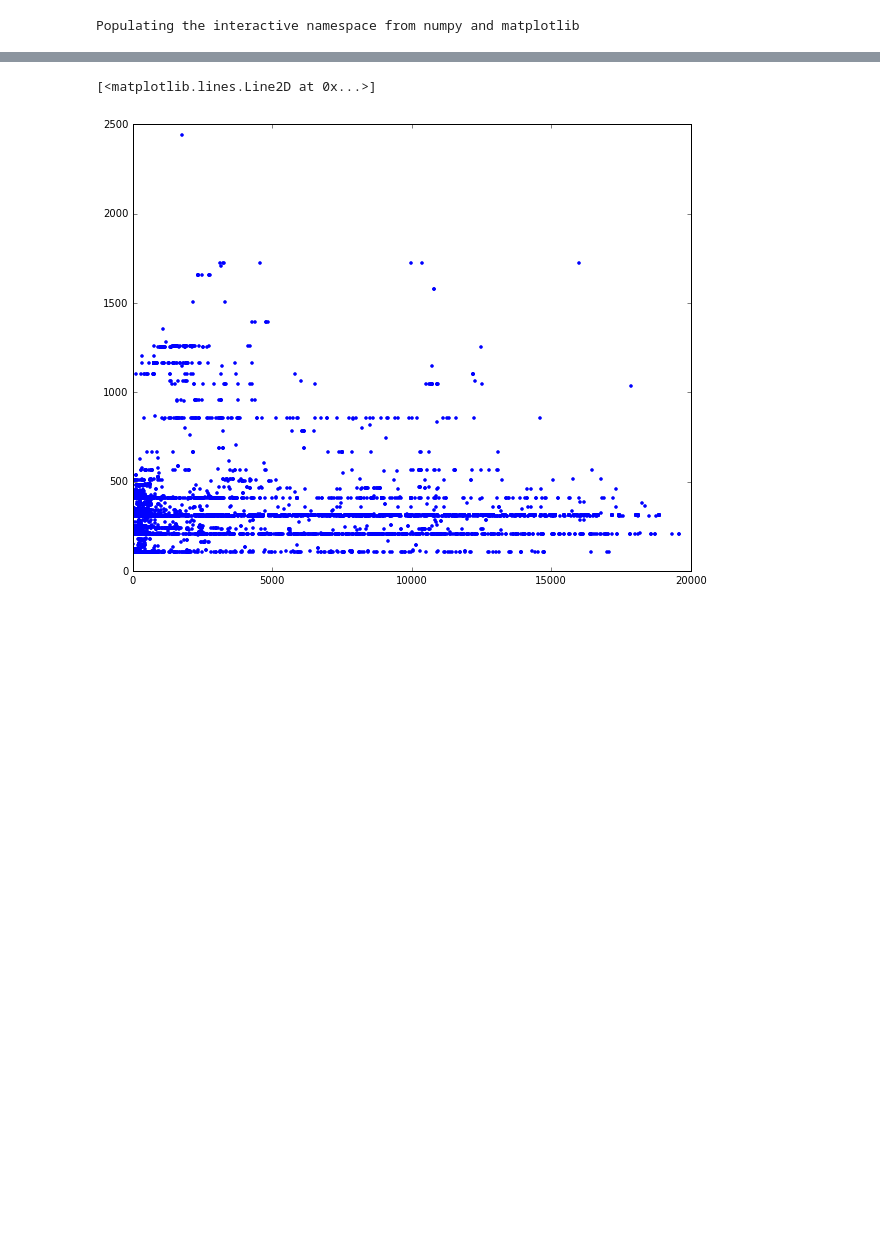
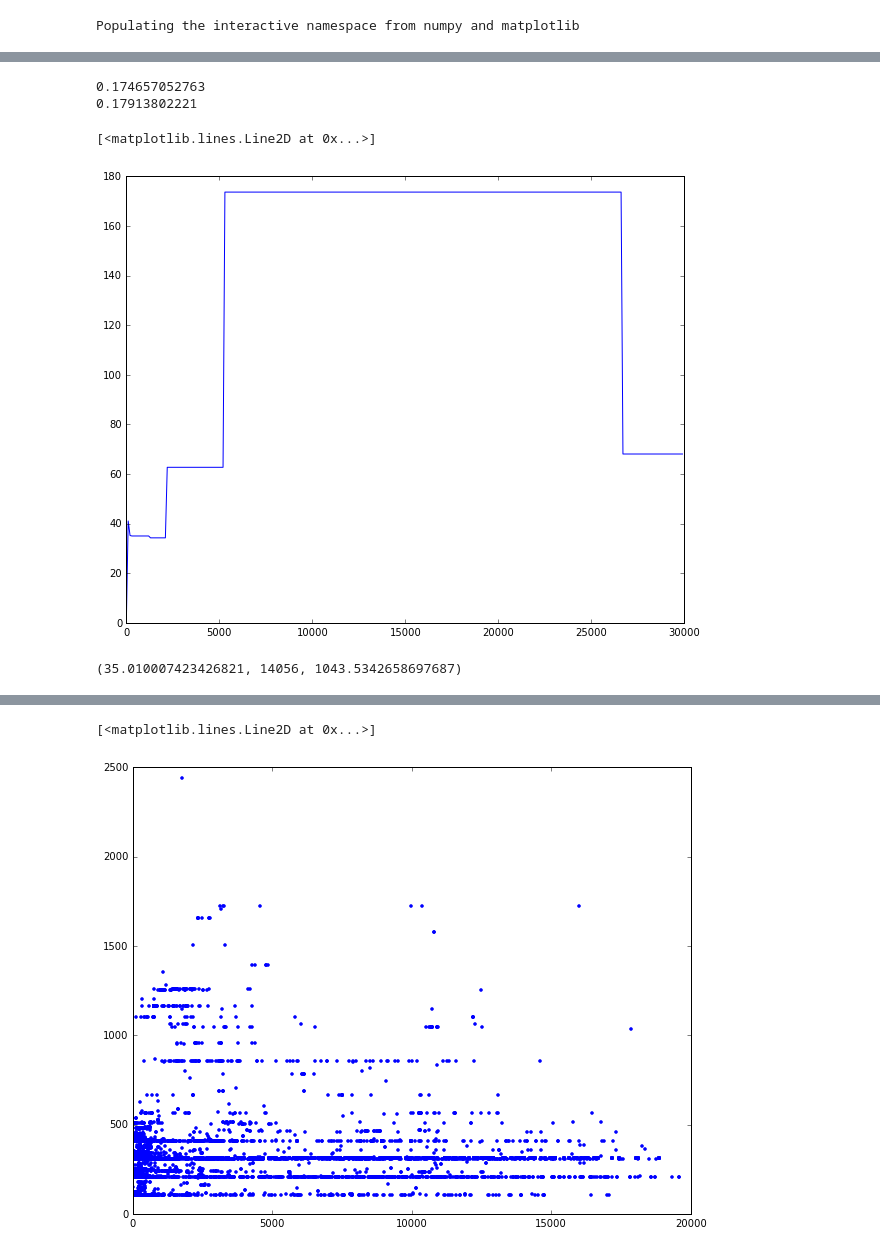
Before and after one commit to Humpheh/twied, a Jupyter notebook: workbooks/WeightsTest.ipynb, the cells around one changed output, grey strips where cells are left out. Saved outputs shown, nothing was run; the diff lists cells and outputs as text; code cells hidden in the pictures; blank space fills up the shorter version.

```diff
--- a/workbooks/WeightsTest.ipynb
+++ b/workbooks/WeightsTest.ipynb
@@ -155,0 +259,20 @@ def opt(w):
+# %%
+print(sum(X[:,dist] < 5) / totalcount)
+print(sum(X[U != "RiverlevelsUK"][:,dist] < 5) / nrltotal)
+# %% [output]
+0.174657052763
+0.17913802221
+# %%
+uc = asarray([usercounts[u] for u in U])
+ucl = [X[uc < i][:,dist] for i in range(0,30000,100)]
+plot(range(0,30000,100), [median(u) if len(u) > 0 else 0 for u in ucl])
+# %% [output]
+[<matplotlib.lines.Line2D at 0x...>]
+[figure, added]
+# %%
+filtercount = len(X) * 0.01
+userfilter1000 = asarray([usercounts[u] < filtercount for u in U])
+filtered = X[userfilter1000][:,dist]
+median(filtered), len(filtered), mean(filtered)
+# %% [output]
+(35.010007423426821, 14056, 1043.5342658697687)
```
Also changed, not shown: parts of 24 cells of this notebook, 55 other files.
